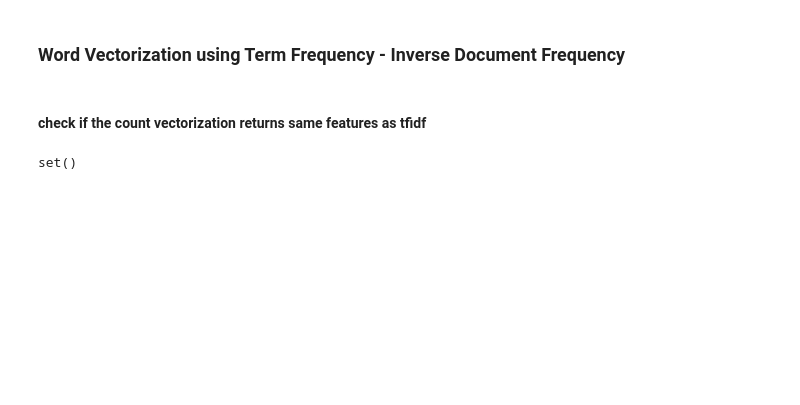
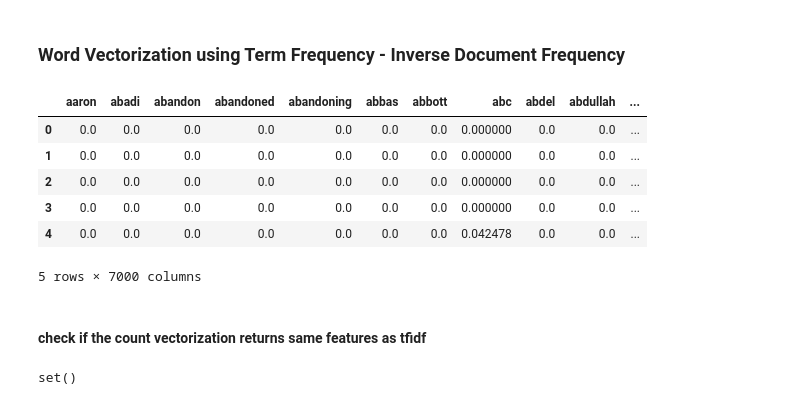
Before and after one commit to qihao77/7406FakeNewsDetector_repo, a Jupyter notebook: Preprocessing.ipynb, the cells around one changed output. Cells and saved outputs as stored; diff of their text form; code cells hidden in the pictures; blank space fills up the shorter version.

```diff
--- a/Preprocessing.ipynb
+++ b/Preprocessing.ipynb
@@ -80,6 +97,16 @@ tfidf_train = tfidf_vectorizer.fit_transform(X_train)
 tfidf_test = tfidf_vectorizer.transform(X_test)
 # %%
 tfidf_df = pd.DataFrame(tfidf_train.toarray(), columns=tfidf_vectorizer.get_feature_names())
+# %%
+tfidf_df.head(5)
+# %% [output]
+|  | aaron | abadi | abandon | abandoned | abandoning | abbas | abbott | abc | abdel | abdullah | ... |
+| 0 | 0.0 | 0.0 | 0.0 | 0.0 | 0.0 | 0.0 | 0.0 | 0.000000 | 0.0 | 0.0 | ... |
+| 1 | 0.0 | 0.0 | 0.0 | 0.0 | 0.0 | 0.0 | 0.0 | 0.000000 | 0.0 | 0.0 | ... |
+| 2 | 0.0 | 0.0 | 0.0 | 0.0 | 0.0 | 0.0 | 0.0 | 0.000000 | 0.0 | 0.0 | ... |
+| 3 | 0.0 | 0.0 | 0.0 | 0.0 | 0.0 | 0.0 | 0.0 | 0.000000 | 0.0 | 0.0 | ... |
+| 4 | 0.0 | 0.0 | 0.0 | 0.0 | 0.0 | 0.0 | 0.0 | 0.042478 | 0.0 | 0.0 | ... |
+5 rows × 7000 columns
 # %% [markdown]
 #### check if the count vectorization returns same features as tfidf
 # %%
```
Also changed, not shown: parts of 32 cells of this notebook, 1 other file.
